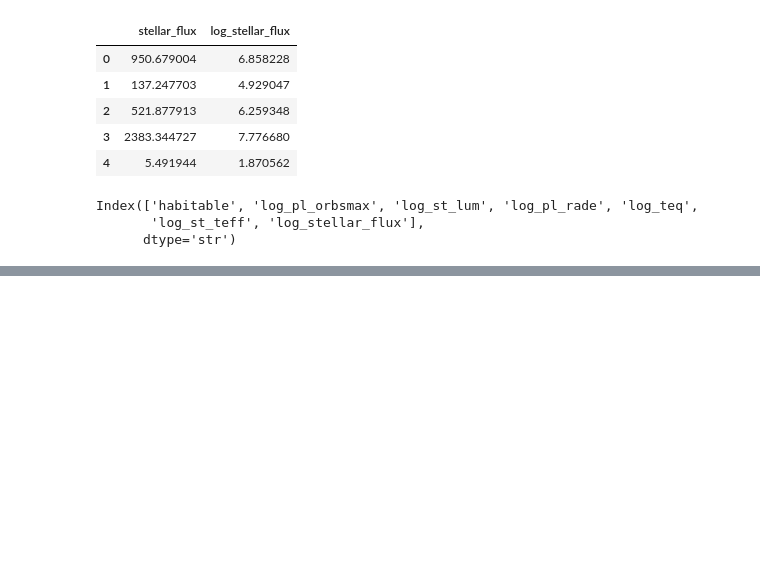
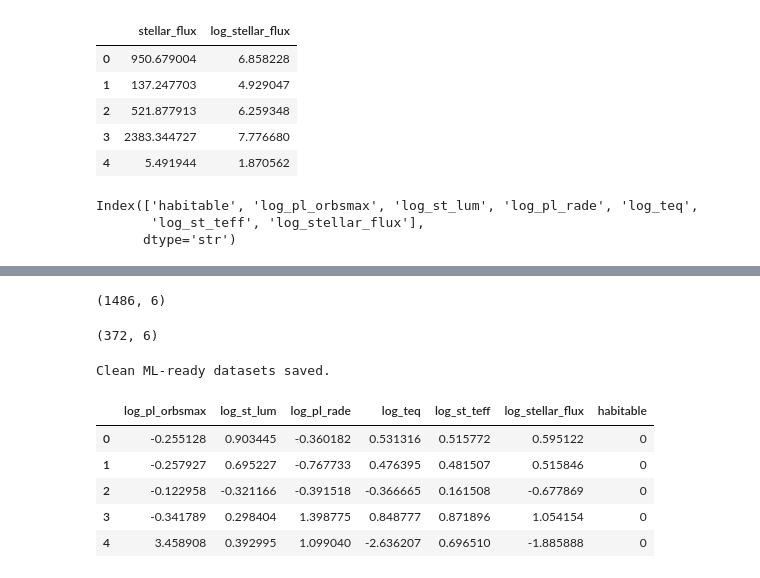
Before and after one commit to Samyukthaa-GR/exoplanet-habitability-project, a Jupyter notebook: notebooks/06_feature_engineering.ipynb, the cells around one changed output, grey strips where cells are left out. Saved outputs shown, nothing was run; the diff lists cells and outputs as text; code cells hidden in the pictures; blank space fills up the shorter version.

Commit message:
Clean NaNs before split, re-scale, and regenerate final ML-ready datasets

```diff
--- a/notebooks/06_feature_engineering.ipynb
+++ b/notebooks/06_feature_engineering.ipynb
@@ -91,0 +103,4 @@ Index(['habitable', 'log_pl_orbsmax', 'log_st_lum', 'log_pl_rade', 'log_teq',
+# %%
+df = df.dropna()
+
+df.shape
@@ -92,7 +109,7 @@ Index(['habitable', 'log_pl_orbsmax', 'log_st_lum', 'log_pl_rade', 'log_teq',
 # %%
 from sklearn.model_selection import train_test_split
 
-X = df.drop(columns=["habitable"])
+X = df.drop("habitable", axis=1)
 y = df["habitable"]
 
 X_train, X_test, y_train, y_test = train_test_split(
@@ -106,9 +123,9 @@ X_train, X_test, y_train, y_test = train_test_split(
 print("Train shape:", X_train.shape)
 print("Test shape:", X_test.shape)
 
-print("\nClass distribution (Train):")
-print(y_train.value_counts(normalize=True))
+print("\nTrain class counts:")
+print(y_train.value_counts())
 
-print("\nClass distribution (Test):")
-print(y_test.value_counts(normalize=True))
+print("\nTest class counts:")
+print(y_test.value_counts())
 # %% [output]
@@ -171,0 +177,13 @@ class_weight_dict
+# %%
+from sklearn.preprocessing import StandardScaler
+
+scaler = StandardScaler()
+
+X_train_scaled = scaler.fit_transform(X_train)
+X_test_scaled = scaler.transform(X_test)
+
+# Convert back to DataFrame
+X_train_scaled = pd.DataFrame(X_train_scaled, columns=X_train.columns)
+X_test_scaled = pd.DataFrame(X_test_scaled, columns=X_test.columns)
+
+X_train_scaled.head()
@@ -171,0 +197,33 @@ class_weight_dict
+# %%
+X_train_scaled.shape
+# %% [output]
+(1486, 6)
+# %%
+X_test_scaled.shape
+# %% [output]
+(372, 6)
+# %%
+# Combine scaled features with target
+
+train_final = X_train_scaled.copy()
+train_final["habitable"] = y_train.values
+
+test_final = X_test_scaled.copy()
+test_final["habitable"] = y_test.values
+
+# Save
+train_final.to_csv("../data/processed/train_final.csv", index=False)
+test_final.to_csv("../data/processed/test_final.csv", index=False)
+
+print("Clean ML-ready datasets saved.")
+# %% [output]
+Clean ML-ready datasets saved.
+# %%
+train_final.head()
+# %% [output]
+|  | log_pl_orbsmax | log_st_lum | log_pl_rade | log_teq | log_st_teff | log_stellar_flux | habitable |
+| 0 | -0.255128 | 0.903445 | -0.360182 | 0.531316 | 0.515772 | 0.595122 | 0 |
+| 1 | -0.257927 | 0.695227 | -0.767733 | 0.476395 | 0.481507 | 0.515846 | 0 |
+| 2 | -0.122958 | -0.321166 | -0.391518 | -0.366665 | 0.161508 | -0.677869 | 0 |
+| 3 | -0.341789 | 0.298404 | 1.398775 | 0.848777 | 0.871896 | 1.054154 | 0 |
+| 4 | 3.458908 | 0.392995 | 1.099040 | -2.636207 | 0.696510 | -1.885888 | 0 |
```
Also changed, not shown: parts of 8 cells of this notebook.
